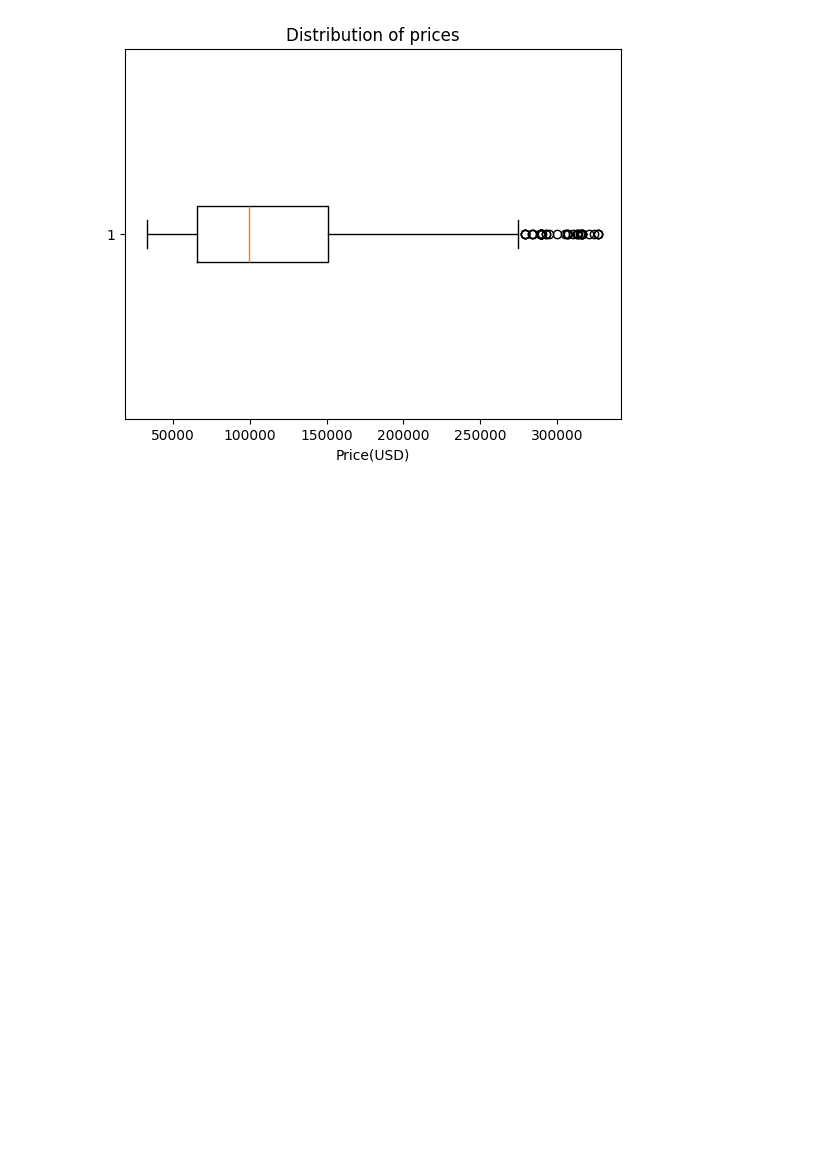
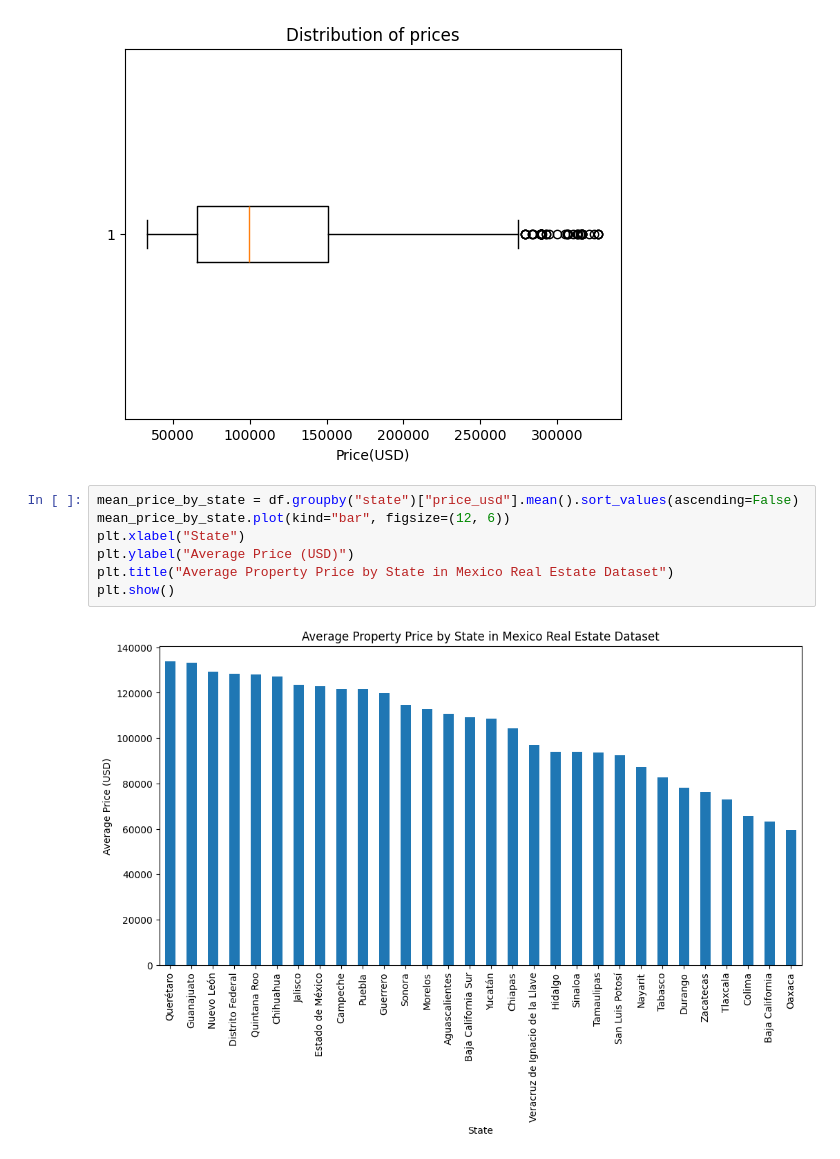
Before and after one commit to HiNacho/linear_regression, a Jupyter notebook: mexico_real_estate/mexico.ipynb, the cells around one changed output. Saved outputs shown, nothing was run; the diff lists cells and outputs as text; blank space fills up the shorter version.

```diff
--- a/mexico_real_estate/mexico.ipynb
+++ b/mexico_real_estate/mexico.ipynb
@@ -138,3 +140,12 @@ plt.title("Distribution of prices")
 plt.show()
 # %% [output]
 [figure]
+# %%
+mean_price_by_state = df.groupby("state")["price_usd"].mean().sort_values(ascending=False)
+mean_price_by_state.plot(kind="bar", figsize=(12, 6))
+plt.xlabel("State")
+plt.ylabel("Average Price (USD)")
+plt.title("Average Property Price by State in Mexico Real Estate Dataset")
+plt.show()
+# %% [output]
+[figure, added]
```
Also changed, not shown: parts of 13 cells of this notebook.
